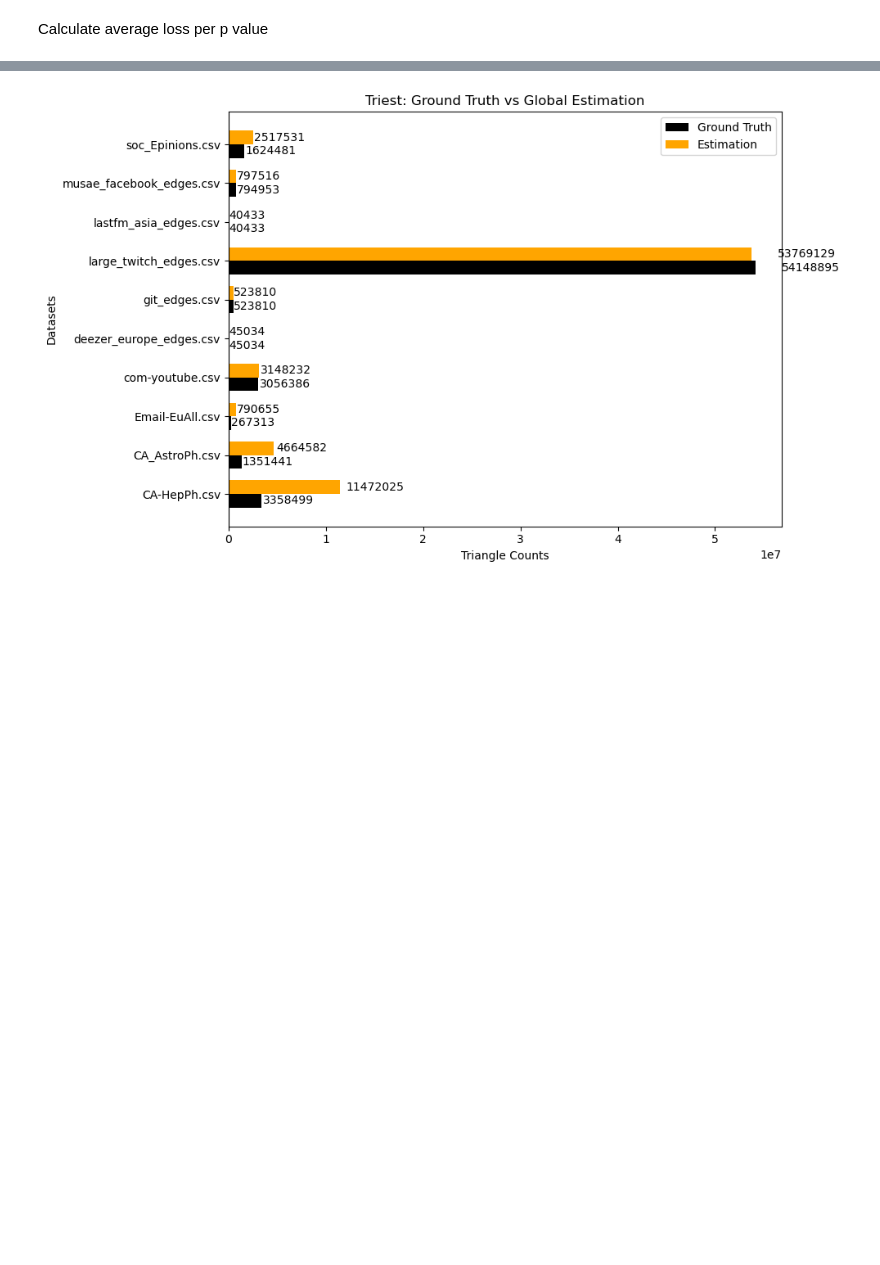
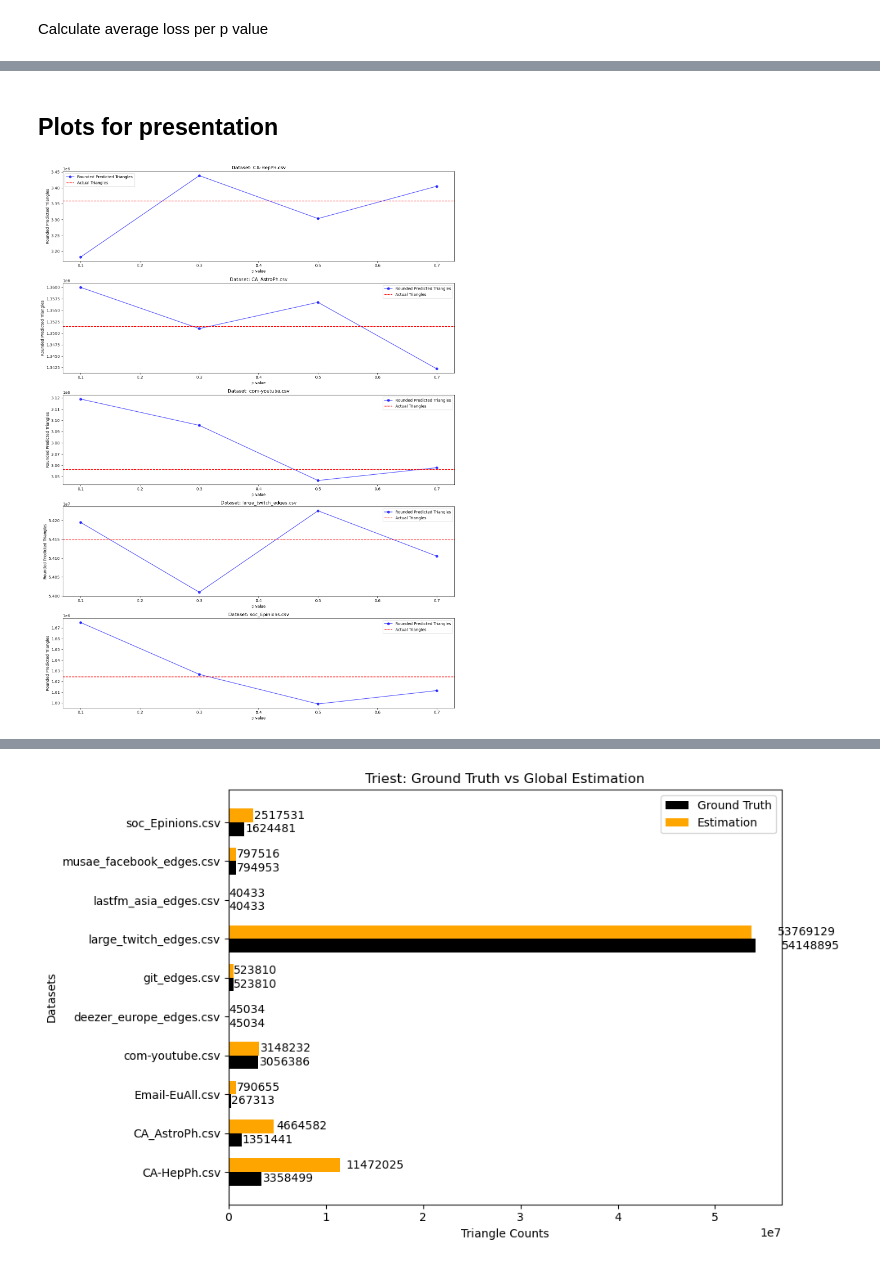
Before and after one commit to Konstantina5/DWS-Managing-and-Mining-Complex-Networks, a Jupyter notebook: experiments.ipynb, the cells around one changed output, grey strips where cells are left out. Drawn from its saved outputs; the diff is of its cells as text; code cells hidden in the pictures; blank space fills up the shorter version.

```diff
--- a/experiments.ipynb
+++ b/experiments.ipynb
@@ -337,0 +311,43 @@ print(avg_execution_time)
+# %% [markdown]
+## Plots for presentation
+# %%
+# keep only the five datasets with the most triangles
+most_triangles_datasets = ['CA-HepPh.csv', 'CA_AstroPh.csv', 'com-youtube.csv', 'soc_Epinions.csv', 'large_twitch_edges.csv']
+
+mask = merged_df['dataset'].isin(most_triangles_datasets)
+presentation_df = merged_df[mask]
+
+datasets = presentation_df["dataset"].unique()
+p_values = presentation_df["p"].unique()
+
+fig, axes = plt.subplots(nrows=5, ncols=1, figsize=(15, 20))
+
+
+axes = axes.flatten()
+
+
+for idx, dataset in enumerate(datasets):
+
+    data = presentation_df[presentation_df['dataset'] == dataset]
+
+    unique_p_values = sorted(data['p'].unique())
+
+    unique_values = data[data['p'].isin(unique_p_values)]
+
+    axes[idx].plot(unique_values['p'], unique_values['rounded_values'], label='Rounded Predicted Triangles', marker='o', linestyle='-', color='blue', alpha=0.7)
+
+    actual_triangles = data['triangles'].iloc[0]
+
+    axes[idx].axhline(y=actual_triangles, color='red', linestyle='--', label='Actual Triangles')
+
+    axes[idx].set_title(f"Dataset: {dataset}")
+    axes[idx].set_xlabel("p value")
+    axes[idx].set_ylabel("Rounded Predicted Triangles")
+
+    axes[idx].legend()
+
+plt.tight_layout()
+
+plt.show()
+# %% [output]
+[figure, added]
```
Also changed, not shown: parts of 19 cells of this notebook.
